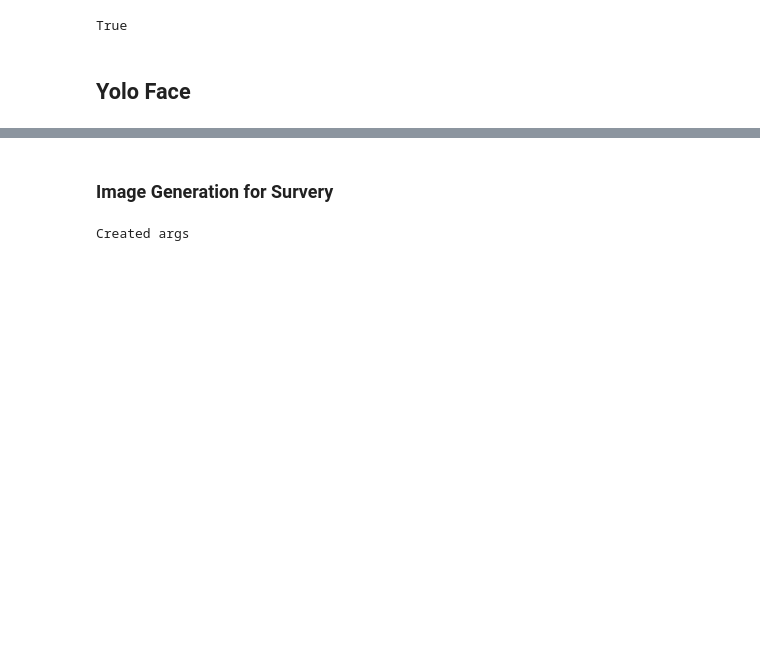
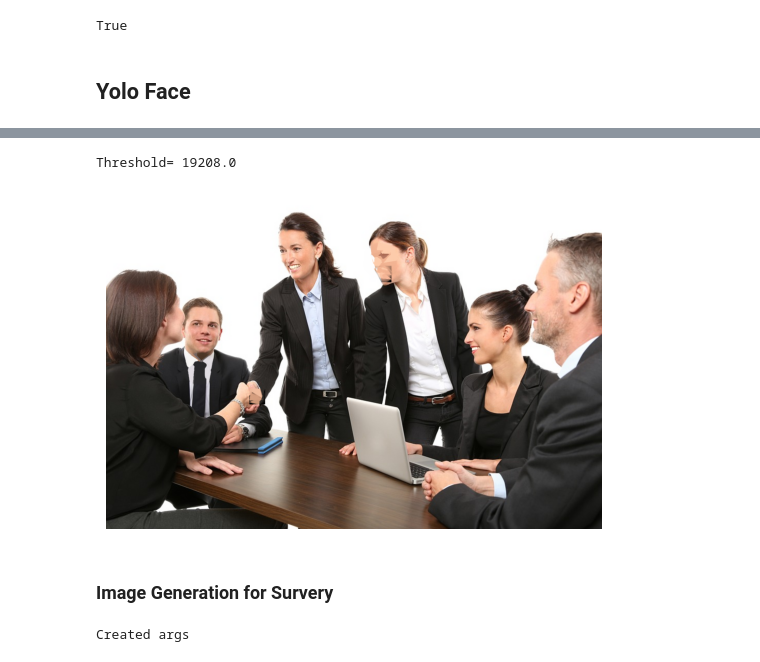
Before and after one commit to vinayak19th/Aesthetic-Face-De-Identification, a Jupyter notebook: python_experiments/CutOutFilter.ipynb, the cells around one changed output, grey strips where cells are left out. Saved outputs shown, nothing was run; the diff lists cells and outputs as text; code cells hidden in the pictures; blank space fills up the shorter version.

```diff
--- a/python_experiments/CutOutFilter.ipynb
+++ b/python_experiments/CutOutFilter.ipynb
@@ -479,22 +487,13 @@ show(orig)
 # orig,faces,conf=face.face_detection(image_path=args.in_file,model='full')
 img = orig.copy()
 # show(im)
-outputs = []
-threshold= 0
-for i in faces:
-    t = i[2]*i[3]
-    if(t>threshold):
-        threshold = t
-threshold /=4
+threshold = np.max(apply_area(faces))/2
 print("Threshold=",threshold)
-for i in range(len(faces)):
-    print("Area:",faces[i][2]*faces[i][3])
+for i in tqdm(range(len(images))):
+    # print("Area:",faces[i][2]*faces[i][3])
     # show(images[i])
-    # print("-",end="")
-    x,y,w,h = faces[i]
-    if(w*h <threshold):
-        im = orig[y:y+w, x:x+h]
-        # show(im)
+    if(faces[i][2]*faces[i][3] < threshold):
+        im = images[i]
         if not args.quiet:
             print(f'Blurring with size {args.blur_kernel}...')
 
@@ -506,44 +505,40 @@ for i in range(len(faces)):
 
         reps, labels = cluster(im, args.n_clusters)
 
         if not args.quiet:
             print('Remapping image to representative colors...')
 
         im = remap_colors(im, reps, labels)
         # show(im)
 
         if not args.quiet:
             print(f'Finding contours with area gte {args.min_area}...')
 
         contours = find_contours(im, reps, args.min_area)
 
         if not args.quiet:
             print("Drawing{}...".format(i))
 
         canvas = np.zeros(im.shape, np.uint8)
         # show(im)
         for area, cont, rep in contours:
             approx = cv2.approxPolyDP(cont, args.poly_epsilon, True)
             cv2.drawContours(canvas, [approx], -1, rep, -1)
 
         if args.final_blur:
             canvas = cv2.GaussianBlur(canvas, (3, 3), 0)
-        # print(canvas.shape)
-        outputs.append(canvas)
-    else:
-        outputs.append([False,0,0,0])
-
-for i in range(len(outputs)):
-    if(type(outputs[i][0])!=bool):
+        # outputs.append(canvas)
         x,y,w,h = faces[i]
-        orig[y:y+w, x:x+h] = outputs[i]
+        canvas = black_inpaint(canvas)
+        orig = smooth_blend(canvas,orig,(y,y+h, x,x+w),mask)
 
 # orig[y:y+h, x:x+w] = canvas
 # # if args.out_file is None:
-print(metadata)
+# print(metadata)
 show(orig)
-# else:
-#     cv2.imwrite(args.out_file, canvas)
+# %% [output]
+Threshold= 19208.0
+[figure, added]
 # %%
 print(metadata)
 show(orig)
```
Also changed, not shown: parts of 8 cells of this notebook, 1 other file.
